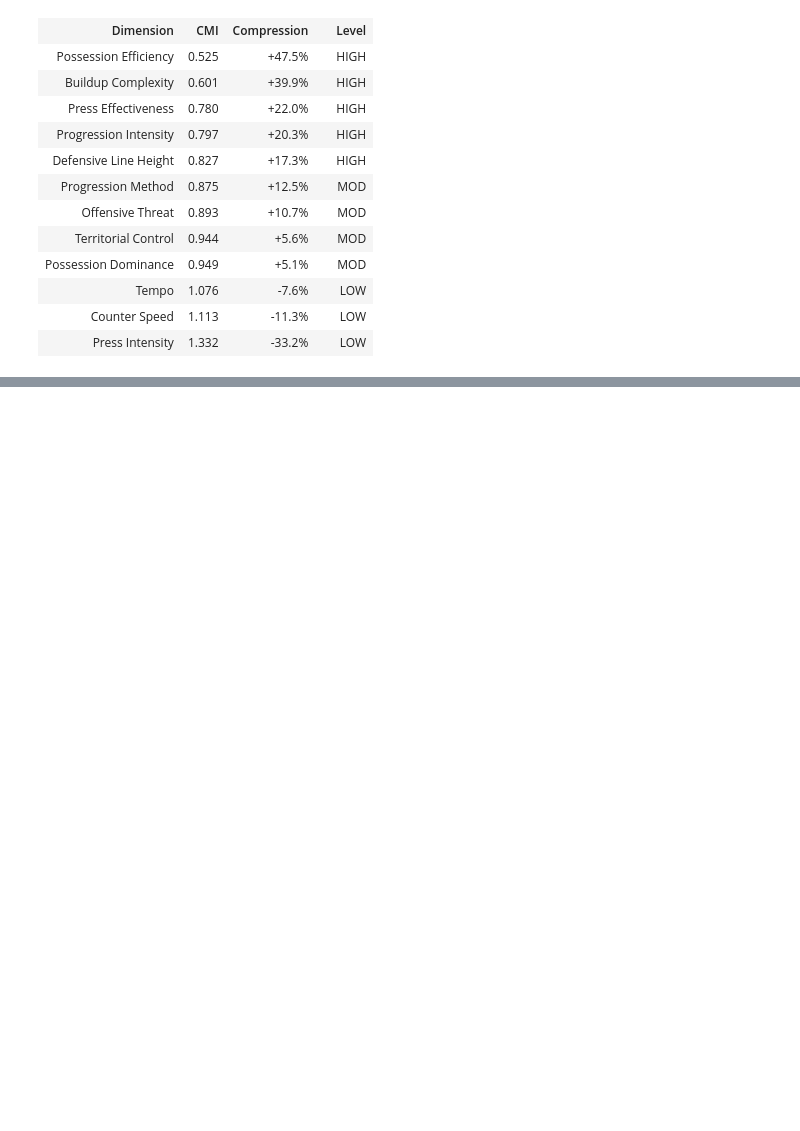
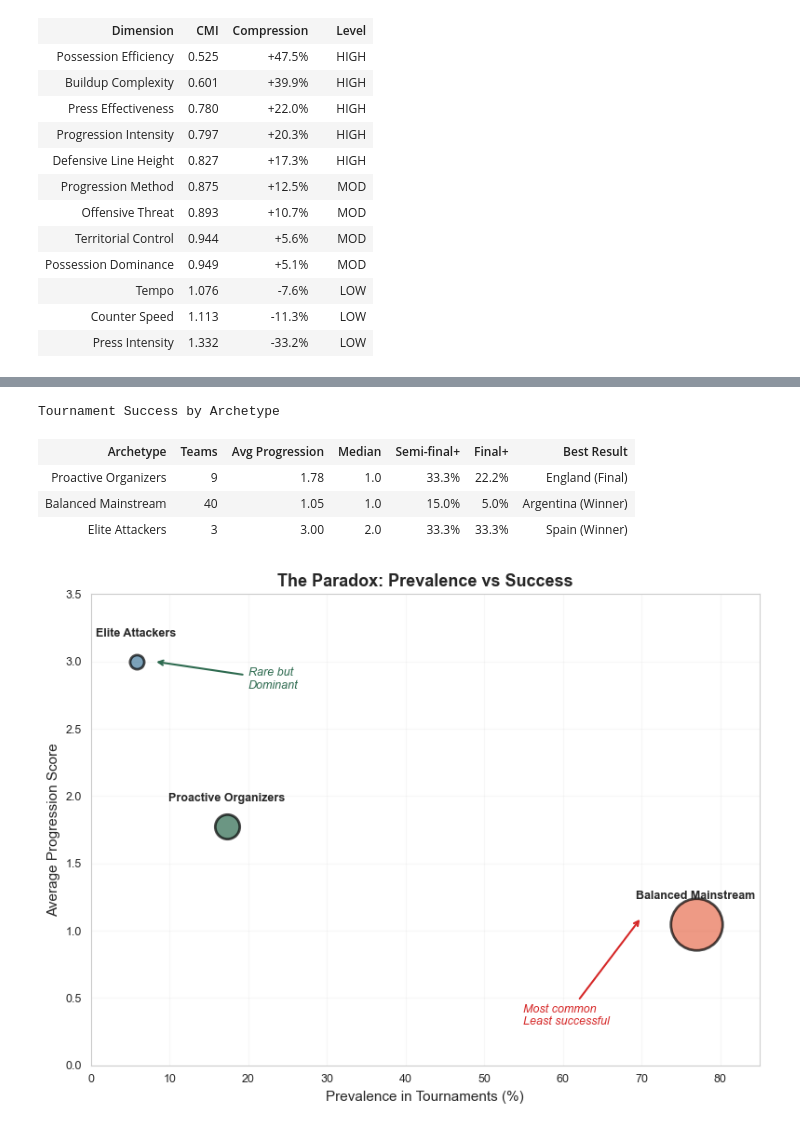
Before and after one commit to soh364/soccer-analytics-capstone-XOh, a Jupyter notebook: eda/EDA_Soomi.ipynb, the cells around one changed output, grey strips where cells are left out. Cells and saved outputs as stored; diff of their text form; code cells hidden in the pictures; blank space fills up the shorter version.

```diff
--- a/eda/EDA_Soomi.ipynb
+++ b/eda/EDA_Soomi.ipynb
@@ -1063,0 +558,14 @@ PREDICTED RANKINGS:
+# %%
+men_tournament_success = merge_progression(men_tournament_pd, archetype_names)
+print_progression_summary(men_tournament_success, archetype_names)
+
+fig, ax = plot_paradox_scatter(men_tournament_success, archetype_names)
+plt.savefig('paradox_prevalence_vs_success.png', dpi=150, bbox_inches='tight')
+plt.show()
+# %% [output]
+Tournament Success by Archetype
+| Archetype | Teams | Avg Progression | Median | Semi-final+ | Final+ | Best Result |
+| Proactive Organizers | 9 | 1.78 | 1.0 | 33.3% | 22.2% | England (Final) |
+| Balanced Mainstream | 40 | 1.05 | 1.0 | 15.0% | 5.0% | Argentina (Winner) |
+| Elite Attackers | 3 | 3.00 | 2.0 | 33.3% | 33.3% | Spain (Winner) |
+[figure, added]
```
Also changed, not shown: parts of 21 cells of this notebook, 4 other files.
